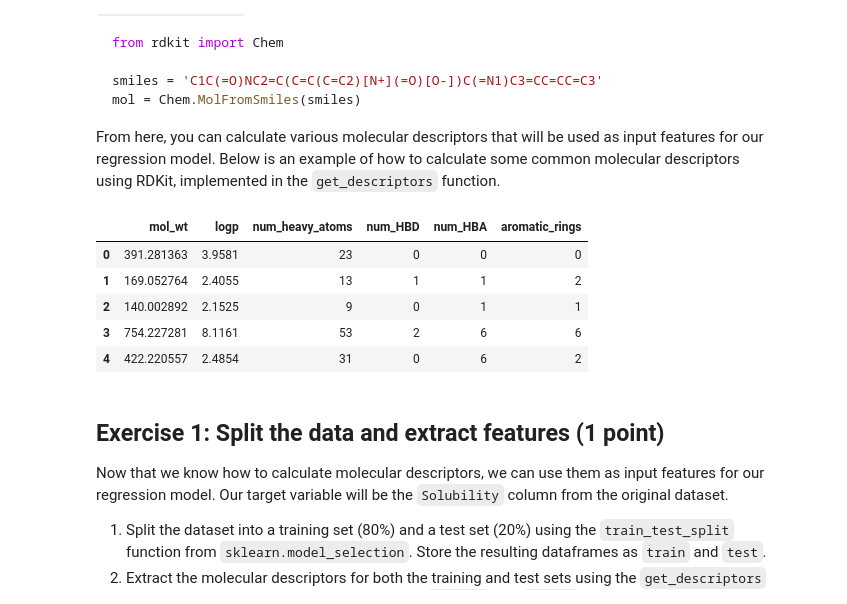
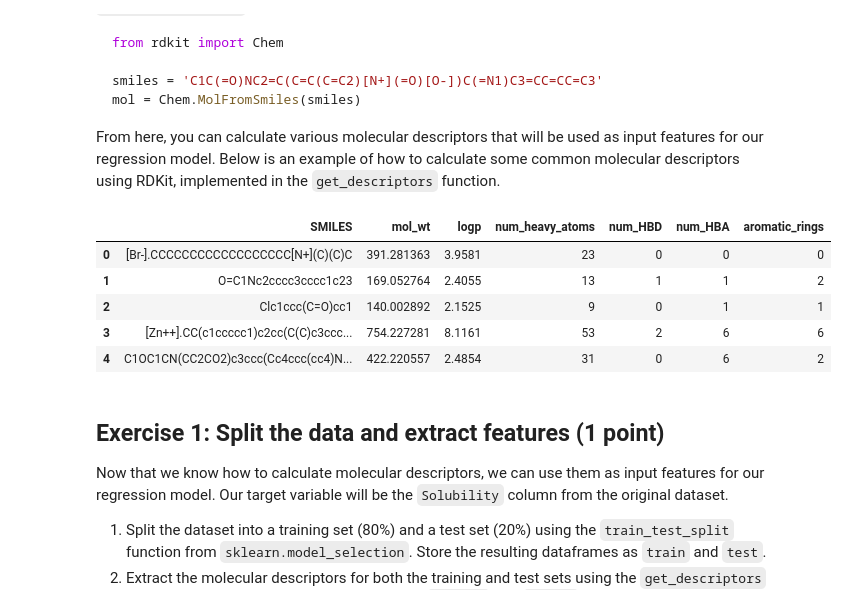
Before and after one commit to Grigori-22/pum-25, a Jupyter notebook: lab4.ipynb, the cells around one changed output. Saved outputs shown, nothing was run; the diff lists cells and outputs as text; code cells hidden in the pictures.

```diff
--- a/lab4.ipynb
+++ b/lab4.ipynb
@@ -43,37 +43,37 @@ From here, you can calculate various molecular descriptors that will be used as
 # %%
 from rdkit import Chem
 from rdkit.Chem import rdMolDescriptors
 from rdkit.Chem import Crippen
 from rdkit import RDLogger
 RDLogger.DisableLog('rdApp.*') # Disabling rdkit warnings
 
 def get_descriptors(smiles_list):
 
     # Create a dataframe to store the descriptors (for convenience, could be done differently)
     df = pd.DataFrame({'SMILES': smiles_list})
     df['mol'] = df['SMILES'].apply(Chem.MolFromSmiles)
 
     # Now we can calculate the molecular descriptors themselves (I chose a few common ones here)
     df['mol_wt'] = df['mol'].apply(rdMolDescriptors.CalcExactMolWt)             # Molecular weight
     df['logp'] = df['mol'].apply(Crippen.MolLogP)                               # LogP (lipophilicity)
     df['num_heavy_atoms'] = df['mol'].apply(rdMolDescriptors.CalcNumHeavyAtoms) # Number of heavy atoms
     df['num_HBD'] = df['mol'].apply(rdMolDescriptors.CalcNumHBD)                # Number of hydrogen bond donors
     df['num_HBA'] = df['mol'].apply(rdMolDescriptors.CalcNumHBA)                # Number of hydrogen bond acceptors
     df['aromatic_rings'] = df['mol'].apply(rdMolDescriptors.CalcNumAromaticRings) # Number of aromatic rings
 
     # Now we select only the relevant columns (descriptors) and return the dataframe
-    df = df[['mol_wt', 'logp', 'num_heavy_atoms', 'num_HBD', 'num_HBA', 'aromatic_rings']]
+    df = df[['SMILES', 'mol_wt', 'logp', 'num_heavy_atoms', 'num_HBD', 'num_HBA', 'aromatic_rings']]
     return df
 
 descriptors = get_descriptors(df['SMILES'])
 descriptors.head()
 # %% [output]
-|  | mol_wt | logp | num_heavy_atoms | num_HBD | num_HBA | aromatic_rings |
-| 0 | 391.281363 | 3.9581 | 23 | 0 | 0 | 0 |
-| 1 | 169.052764 | 2.4055 | 13 | 1 | 1 | 2 |
-| 2 | 140.002892 | 2.1525 | 9 | 0 | 1 | 1 |
-| 3 | 754.227281 | 8.1161 | 53 | 2 | 6 | 6 |
-| 4 | 422.220557 | 2.4854 | 31 | 0 | 6 | 2 |
+|  | SMILES | mol_wt | logp | num_heavy_atoms | num_HBD | num_HBA | aromatic_rings |
+| 0 | [Br-].CCCCCCCCCCCCCCCCCC[N+](C)(C)C | 391.281363 | 3.9581 | 23 | 0 | 0 | 0 |
+| 1 | O=C1Nc2cccc3cccc1c23 | 169.052764 | 2.4055 | 13 | 1 | 1 | 2 |
+| 2 | Clc1ccc(C=O)cc1 | 140.002892 | 2.1525 | 9 | 0 | 1 | 1 |
+| 3 | [Zn++].CC(c1ccccc1)c2cc(C(C)c3ccc... | 754.227281 | 8.1161 | 53 | 2 | 6 | 6 |
+| 4 | C1OC1CN(CC2CO2)c3ccc(Cc4ccc(cc4)N... | 422.220557 | 2.4854 | 31 | 0 | 6 | 2 |
 # %% [markdown]
 ## Exercise 1: Split the data and extract features (1 point)
 
```
Also changed, not shown: parts of 9 cells of this notebook, 3 other files.
